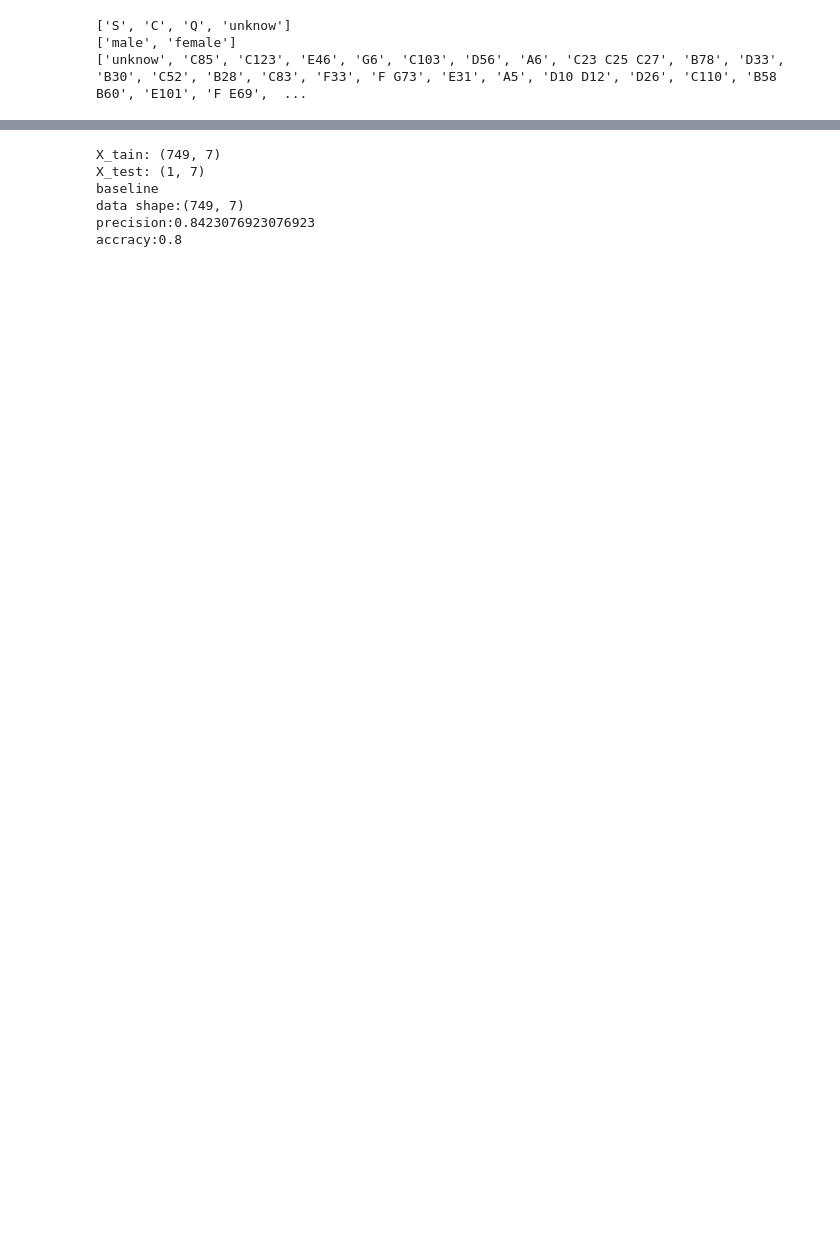
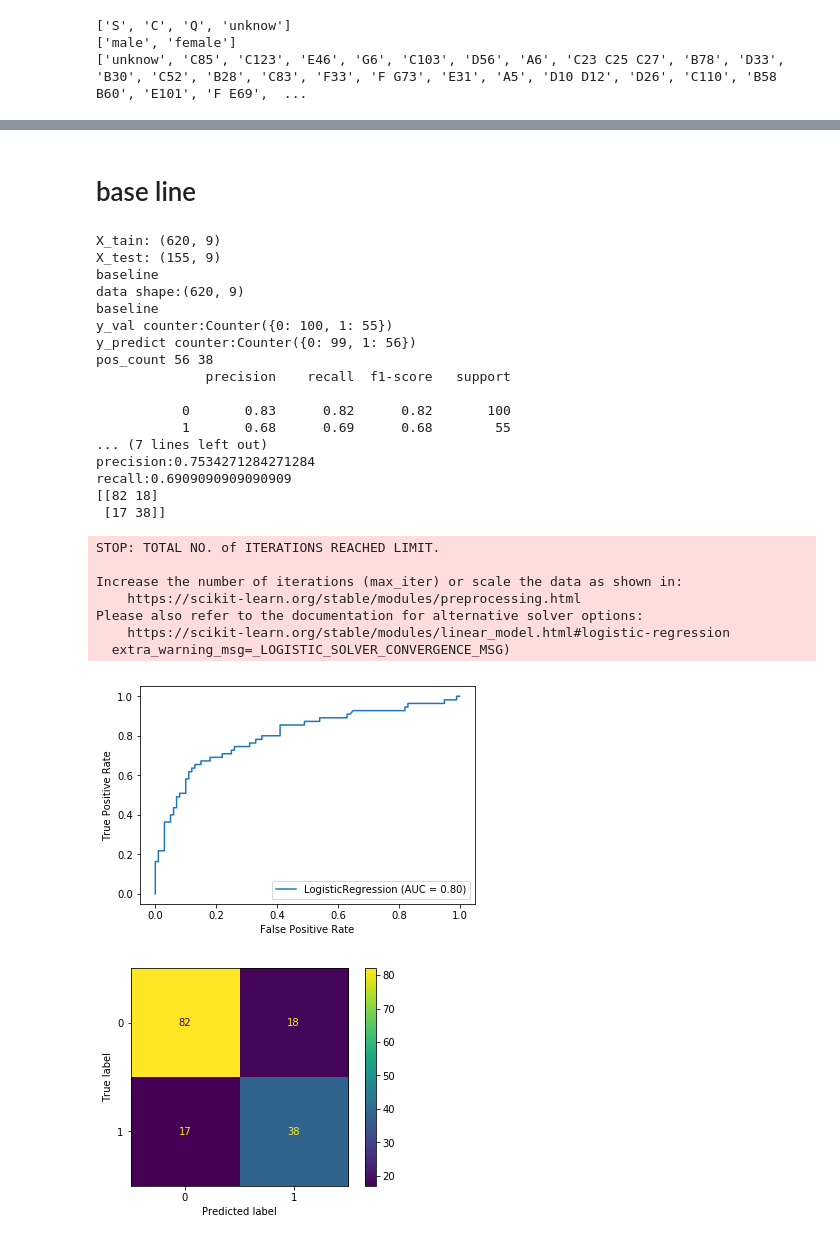
Before and after one commit to xfunture/Algorithm, a Jupyter notebook: data_analysis/titanic/titanic.ipynb, the cells around one changed output, grey strips where cells are left out. Cells and saved outputs as stored; diff of their text form; code cells hidden in the pictures; blank space fills up the shorter version.

```diff
--- a/data_analysis/titanic/titanic.ipynb
+++ b/data_analysis/titanic/titanic.ipynb
@@ -159,16 +251,39 @@ sns.countplot(df['Sex'])
+# %% [markdown]
+# base line
 # %%
-X_train,X_test,y_train,y_test = train_test_split(X,y,test_size=0.001)
+X_train,X_test,y_train,y_test = train_test_split(X,y,test_size=0.2)
 print('X_tain:',X_train.shape)
 print('X_test:',X_test.shape)
 #Evaluate performance of model using original data
-classifier = model('baseline',X_train,y_train)
+classifier = model_v1('baseline',X_train,y_train)
+evaluate_performance('baseline',classifier=classifier,X=X_test,y=y_test)
 # %% [output]
-X_tain: (749, 7)
-X_test: (1, 7)
+X_tain: (620, 9)
+X_test: (155, 9)
 baseline
-data shape:(749, 7)
-precision:0.8423076923076923
-accracy:0.8
+data shape:(620, 9)
+baseline
+y_val counter:Counter({0: 100, 1: 55})
+y_predict counter:Counter({0: 99, 1: 56})
+pos_count 56 38
+              precision    recall  f1-score   support
+
+           0       0.83      0.82      0.82       100
+           1       0.68      0.69      0.68        55
+... (7 lines left out)
+precision:0.7534271284271284
+recall:0.6909090909090909
+[[82 18]
+ [17 38]]
+STOP: TOTAL NO. of ITERATIONS REACHED LIMIT.
+
+Increase the number of iterations (max_iter) or scale the data as shown in:
+    https://scikit-learn.org/stable/modules/preprocessing.html
+Please also refer to the documentation for alternative solver options:
+    https://scikit-learn.org/stable/modules/linear_model.html#logistic-regression
+  extra_warning_msg=_LOGISTIC_SOLVER_CONVERGENCE_MSG)
+[figure, added]
+[figure, added]
 # %%
 test= pd.read_csv(test_path,sep=',')
 test['Age'].fillna(0,inplace=True)
```
Also changed, not shown: parts of 18 cells of this notebook, 2 other files.
